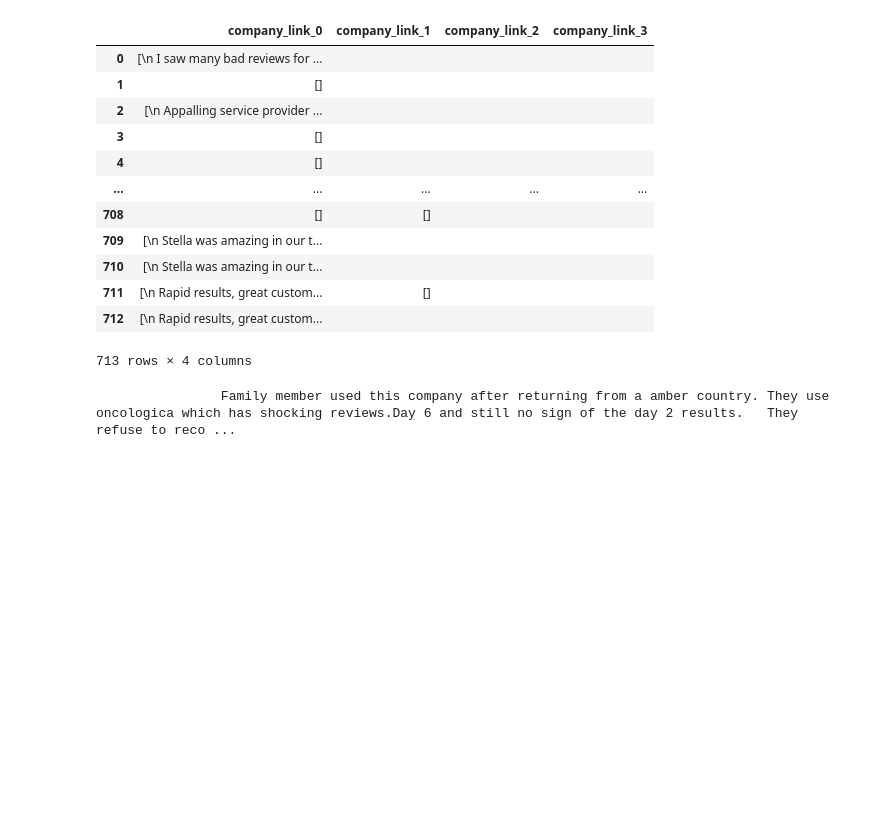
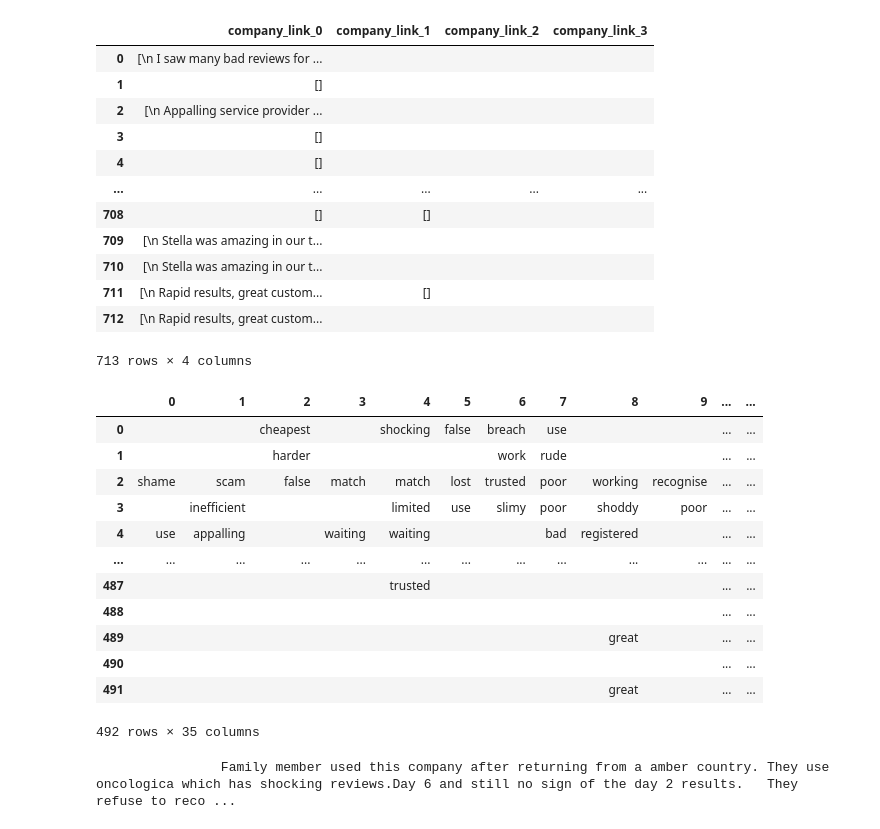
Before and after one commit to adamreadp1/covid-testing-corruption, a Jupyter notebook: news_phrase_extraction.ipynb, the cells around one changed output. Cells and saved outputs as stored; diff of their text form; code cells hidden in the pictures; blank space fills up the shorter version.

```diff
--- a/news_phrase_extraction.ipynb
+++ b/news_phrase_extraction.ipynb
@@ -125,12 +125,39 @@ def opinion_mining(client,documents):
     for document in doc_result:
         for sentence in document.sentences:
             for mined_opinion in sentence.mined_opinions:
-                target = mined_opinion.target
-                if target.sentiment == 'negative':
-                    negative_keywords.append(target.text)
+                if mined_opinion.target.sentiment == 'negative':
+                    negative_keywords.append(mined_opinion.assessments[0].text)
                 else:
                     negative_keywords.append('')
-    return(negative_keywords)
+    return negative_keywords
+
+tr_reviews =  pd.read_csv('reviews.csv')
+keywords = []
+for review in tr_reviews['company_link_0']:
+    #print(type(review))
+    if type(review) == str:
+        review = eval(review)
+        num_docs = len(review)
+        for i in range(0, num_docs, 10):
+            keywords.append(opinion_mining(client,documents=review[i: min(num_docs, i+10)]))
+# %%
+keywords = pd.DataFrame(keywords)
+keywords['company_name'] = grouped_details['company_name']
+keywords
+# %% [output]
+|  | 0 | 1 | 2 | 3 | 4 | 5 | 6 | 7 | 8 | 9 | ... | ... |
+| 0 |  |  | cheapest |  | shocking | false | breach | use |  |  | ... | ... |
+| 1 |  |  | harder |  |  |  | work | rude |  |  | ... | ... |
+| 2 | shame | scam | false | match | match | lost | trusted | poor | working | recognise | ... | ... |
+| 3 |  | inefficient |  |  | limited | use | slimy | poor | shoddy | poor | ... | ... |
+| 4 | use | appalling |  | waiting | waiting |  |  | bad | registered |  | ... | ... |
+| ... | ... | ... | ... | ... | ... | ... | ... | ... | ... | ... | ... | ... |
+| 487 |  |  |  |  | trusted |  |  |  |  |  | ... | ... |
+| 488 |  |  |  |  |  |  |  |  |  |  | ... | ... |
+| 489 |  |  |  |  |  |  |  |  | great |  | ... | ... |
+| 490 |  |  |  |  |  |  |  |  |  |  | ... | ... |
+| 491 |  |  |  |  |  |  |  |  | great |  | ... | ... |
+492 rows × 35 columns
 # %%
 print(tr_reviews['company_link_0'][0][1])
 #opinion_mining(client,tr_reviews['company_link_0'][0])
```
